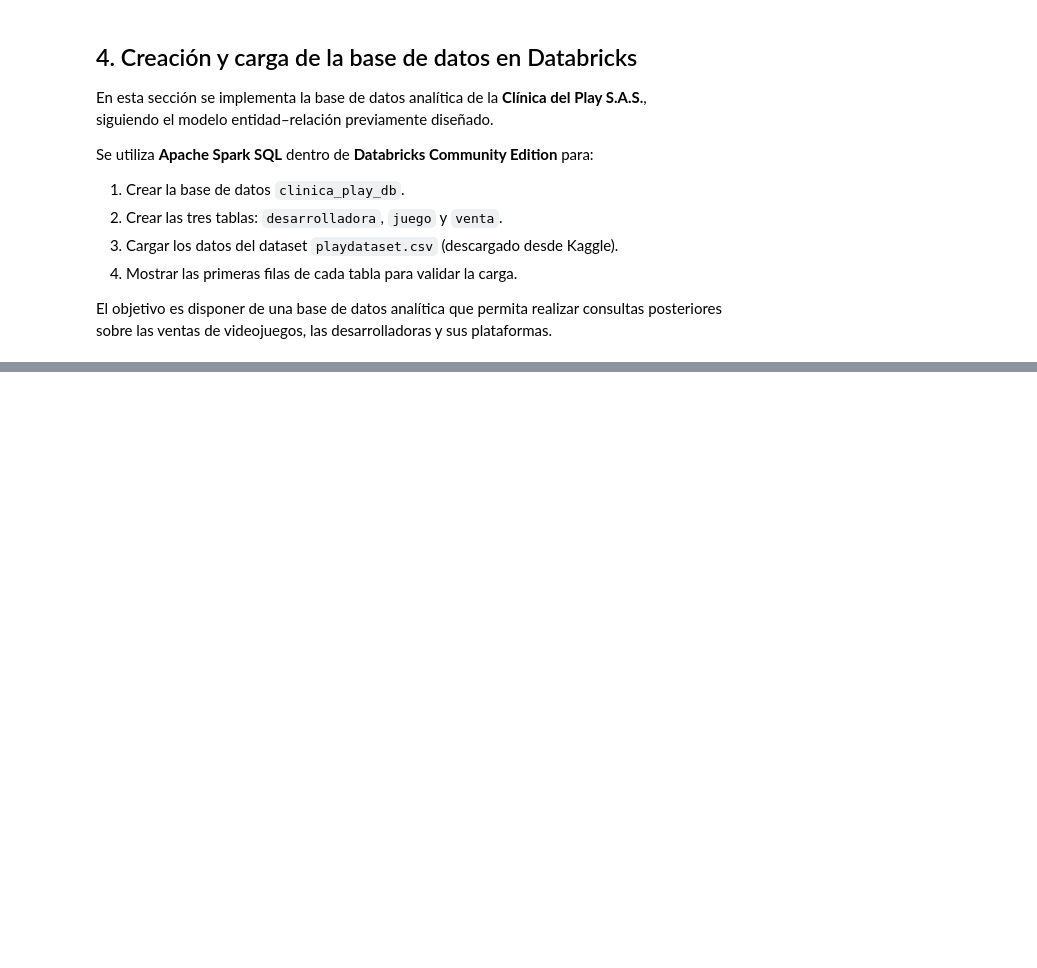
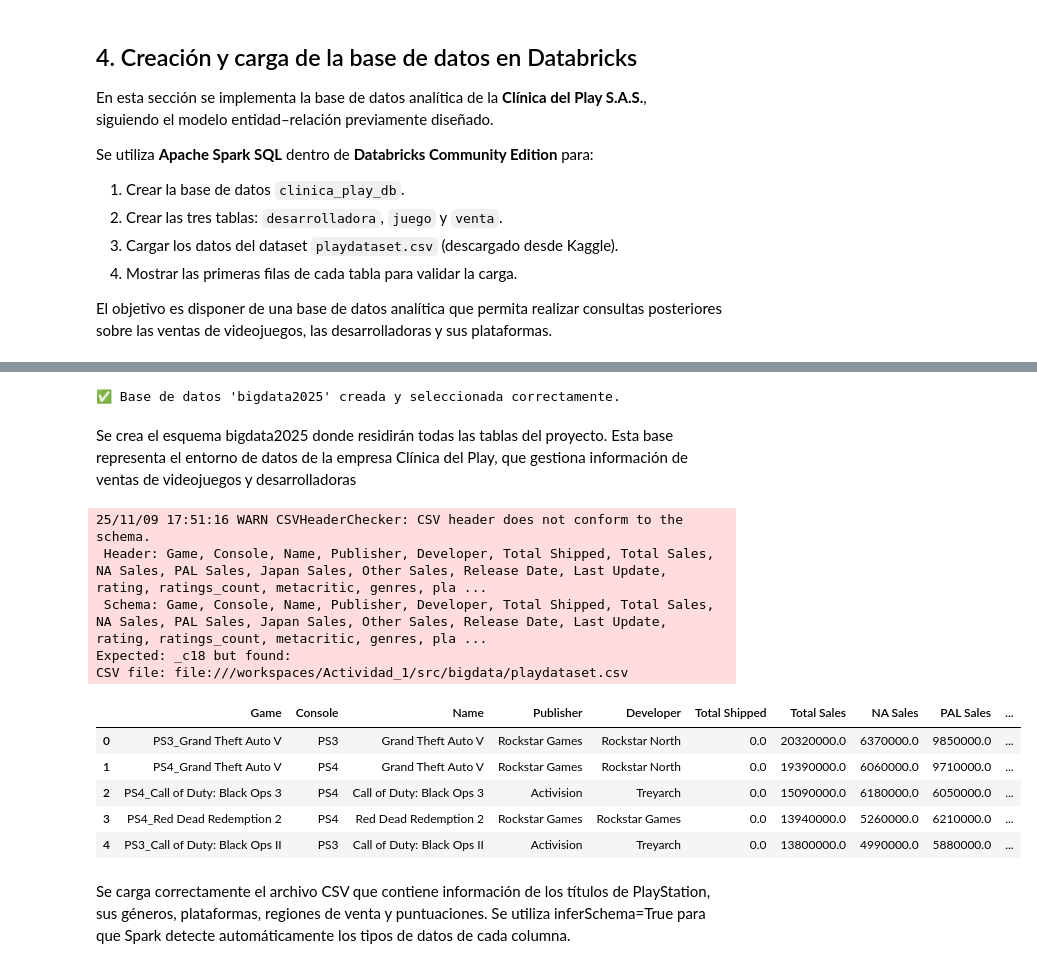
Before and after one commit to justinbeckham1204/Actividad_1, a Jupyter notebook: src/bigdata/Actividad_1.ipynb, the cells around one changed output, grey strips where cells are left out. Saved outputs shown, nothing was run; the diff lists cells and outputs as text; code cells hidden in the pictures; blank space fills up the shorter version.

Commit message:
proyecto finalizado

```diff
--- a/src/bigdata/Actividad_1.ipynb
+++ b/src/bigdata/Actividad_1.ipynb
@@ -149,0 +150,15 @@ posteriores sobre las ventas de videojuegos, las desarrolladoras y sus plataform
+# %%
+%pip install pyspark
+
+from pyspark.sql import SparkSession
+
+# Crear la sesión de Spark
+spark = SparkSession.builder.appName("BigData2025").getOrCreate()
+
+# Leer el archivo con el delimitador correcto
+ruta = "playdataset.csv"
+
+df = spark.read.option("header", True).option("inferSchema", True).option("delimiter", ";").csv(ruta)
+
+# Mostrar las primeras filas para verificar
+df.show(5, truncate=False)
@@ -149,0 +195,48 @@ posteriores sobre las ventas de videojuegos, las desarrolladoras y sus plataform
+# %%
+# ============================================
+# 1. CREACIÓN DE LA BASE DE DATOS (SCHEMA)
+# ============================================
+
+# Crear la base de datos si no existe
+spark.sql("CREATE DATABASE IF NOT EXISTS bigdata2025")
+
+# Seleccionar la base de datos para usarla
+spark.sql("USE bigdata2025")
+
+print("✅ Base de datos 'bigdata2025' creada y seleccionada correctamente.")
+# %% [output]
+✅ Base de datos 'bigdata2025' creada y seleccionada correctamente.
+# %% [markdown]
+Se crea el esquema bigdata2025 donde residirán todas las tablas del proyecto.
+Esta base representa el entorno de datos de la empresa Clínica del Play, que gestiona información de ventas de videojuegos y desarrolladoras
+# %%
+# ============================================
+# 2. CARGA DE DATOS DESDE CSV
+# ============================================
+
+# Cargar el dataset con el separador correcto (;)
+ruta = "playdataset.csv"
+
+df = (spark.read
+      .option("header", True)
+      .option("inferSchema", True)
+      .option("delimiter", ";")
+      .csv(ruta))
+
+# Mostrar los primeros registros de forma tabular
+df.limit(5).toPandas()
+# %% [output]
+25/11/09 17:51:16 WARN CSVHeaderChecker: CSV header does not conform to the schema.
+ Header: Game, Console, Name, Publisher, Developer, Total Shipped, Total Sales, NA Sales, PAL Sales, Japan Sales, Other Sales, Release Date, Last Update, rating, ratings_count, metacritic, genres, pla ...
+ Schema: Game, Console, Name, Publisher, Developer, Total Shipped, Total Sales, NA Sales, PAL Sales, Japan Sales, Other Sales, Release Date, Last Update, rating, ratings_count, metacritic, genres, pla ...
+Expected: _c18 but found:
+CSV file: file:///workspaces/Actividad_1/src/bigdata/playdataset.csv
+|  | Game | Console | Name | Publisher | Developer | Total Shipped | Total Sales | NA Sales | PAL Sales | ... |
+| 0 | PS3_Grand Theft Auto V | PS3 | Grand Theft Auto V | Rockstar Games | Rockstar North | 0.0 | 20320000.0 | 6370000.0 | 9850000.0 | ... |
+| 1 | PS4_Grand Theft Auto V | PS4 | Grand Theft Auto V | Rockstar Games | Rockstar North | 0.0 | 19390000.0 | 6060000.0 | 9710000.0 | ... |
+| 2 | PS4_Call of Duty: Black Ops 3 | PS4 | Call of Duty: Black Ops 3 | Activision | Treyarch | 0.0 | 15090000.0 | 6180000.0 | 6050000.0 | ... |
+| 3 | PS4_Red Dead Redemption 2 | PS4 | Red Dead Redemption 2 | Rockstar Games | Rockstar Games | 0.0 | 13940000.0 | 5260000.0 | 6210000.0 | ... |
+| 4 | PS3_Call of Duty: Black Ops II | PS3 | Call of Duty: Black Ops II | Activision | Treyarch | 0.0 | 13800000.0 | 4990000.0 | 5880000.0 | ... |
+# %% [markdown]
+Se carga correctamente el archivo CSV que contiene información de los títulos de PlayStation, sus géneros, plataformas, regiones de venta y puntuaciones.
+Se utiliza inferSchema=True para que Spark detecte automáticamente los tipos de datos de cada columna.
```
Also changed, not shown: parts of 17 cells of this notebook, 5 other files.
